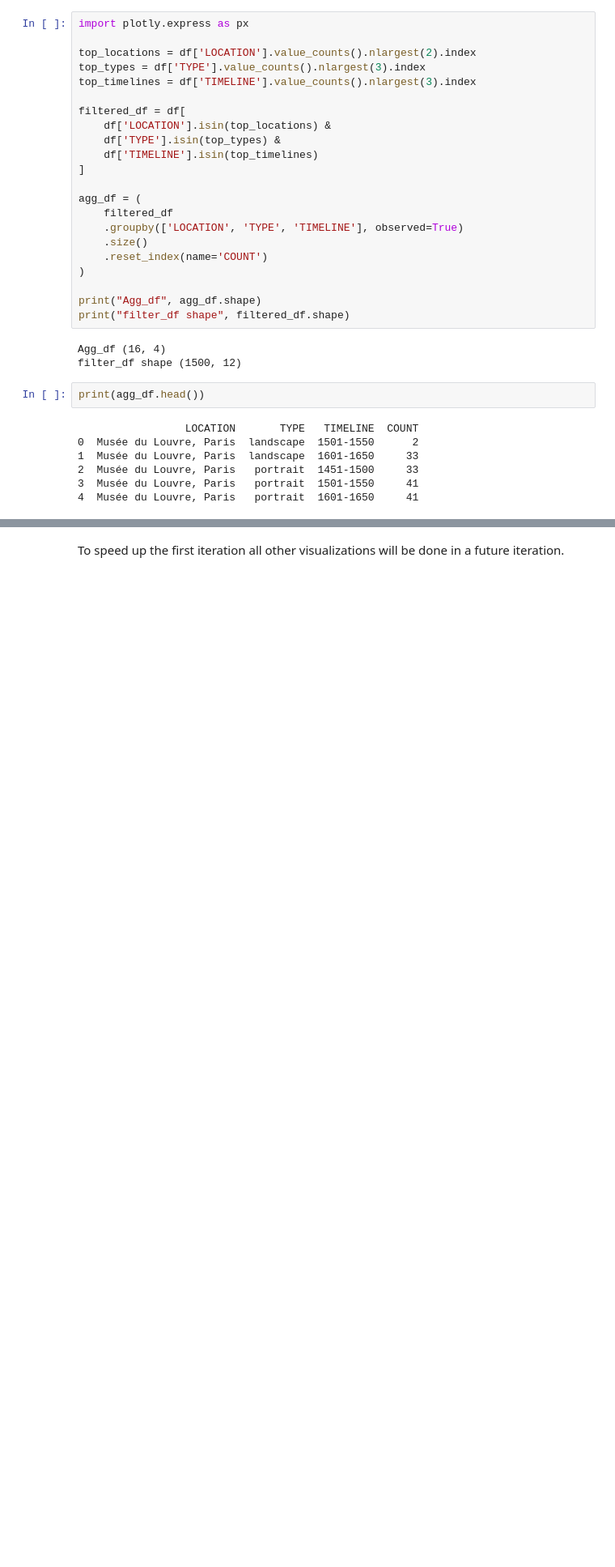
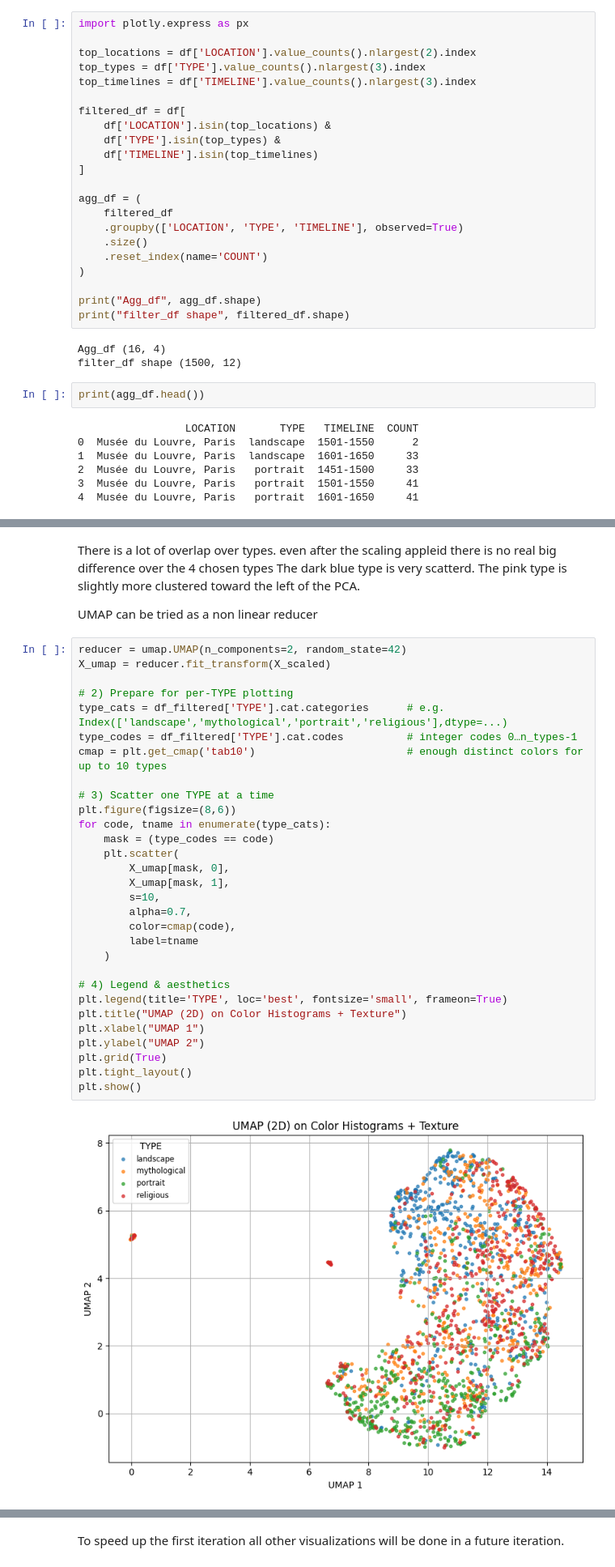
Before and after one commit to LaurenzPoll/Art-classifier, a Jupyter notebook: 02_data_understanding/02_3_exploratory_data_analysis.ipynb, the cells around one changed output, grey strips where cells are left out. Shown at 81% size. Cells and saved outputs as stored; diff of their text form; blank space fills up the shorter version.

```diff
--- a/02_data_understanding/02_3_exploratory_data_analysis.ipynb
+++ b/02_data_understanding/02_3_exploratory_data_analysis.ipynb
@@ -509,0 +613,37 @@ df.sample(n=10)
+# %% [markdown]
+There is a lot of overlap over types. even after the scaling appleid there is no real big difference over the 4 chosen types
+The dark blue type is very scatterd. The pink type is slightly more clustered toward the left of the PCA.
+
+UMAP can be tried as a non linear reducer
+# %%
+reducer = umap.UMAP(n_components=2, random_state=42)
+X_umap = reducer.fit_transform(X_scaled)
+
+# 2) Prepare for per‐TYPE plotting
+type_cats = df_filtered['TYPE'].cat.categories      # e.g. Index(['landscape','mythological','portrait','religious'],dtype=...)
+type_codes = df_filtered['TYPE'].cat.codes          # integer codes 0…n_types-1
+cmap = plt.get_cmap('tab10')                        # enough distinct colors for up to 10 types
+
+# 3) Scatter one TYPE at a time
+plt.figure(figsize=(8,6))
+for code, tname in enumerate(type_cats):
+    mask = (type_codes == code)
+    plt.scatter(
+        X_umap[mask, 0],
+        X_umap[mask, 1],
+        s=10,
+        alpha=0.7,
+        color=cmap(code),
+        label=tname
+    )
+
+# 4) Legend & aesthetics
+plt.legend(title='TYPE', loc='best', fontsize='small', frameon=True)
+plt.title("UMAP (2D) on Color Histograms + Texture")
+plt.xlabel("UMAP 1")
+plt.ylabel("UMAP 2")
+plt.grid(True)
+plt.tight_layout()
+plt.show()
+# %% [output]
+[figure, added]
```
Also changed, not shown: parts of 17 cells of this notebook.
